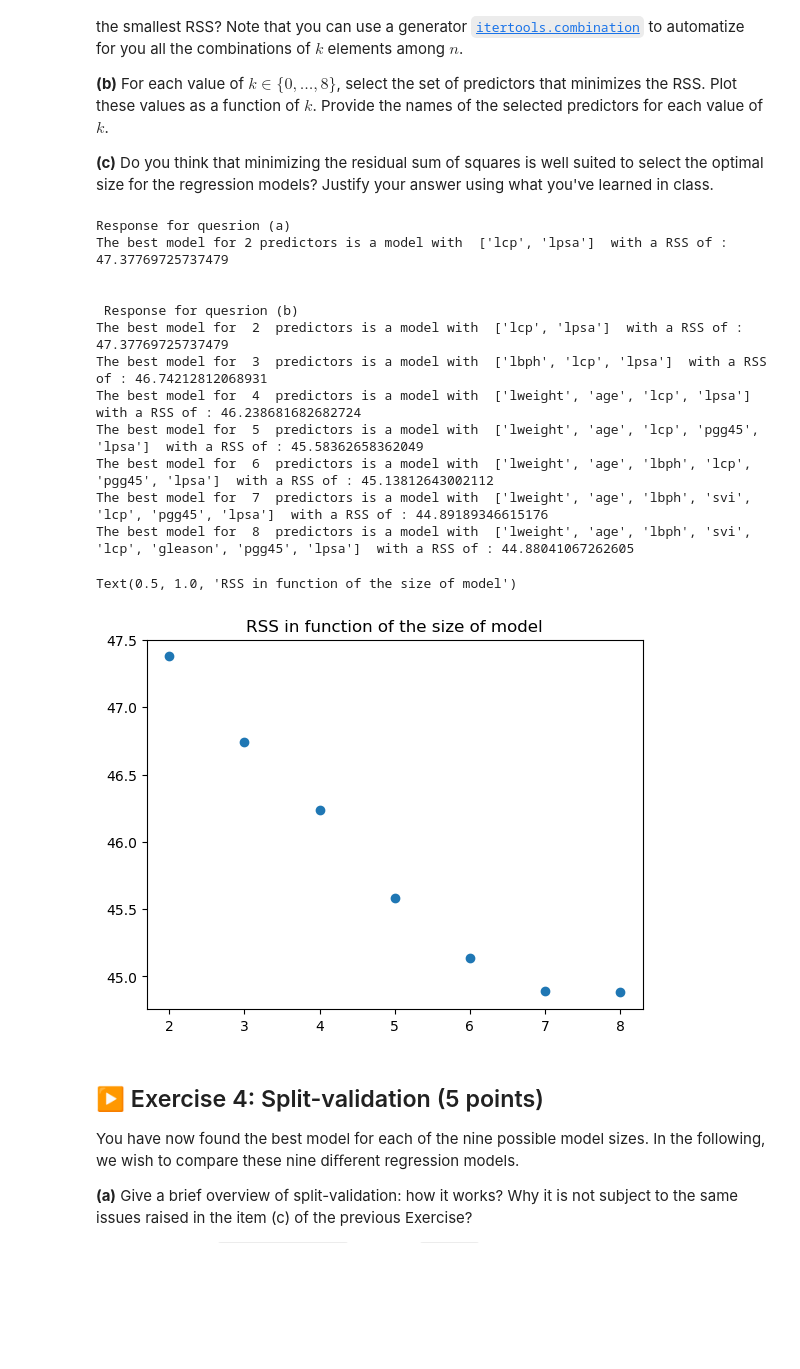
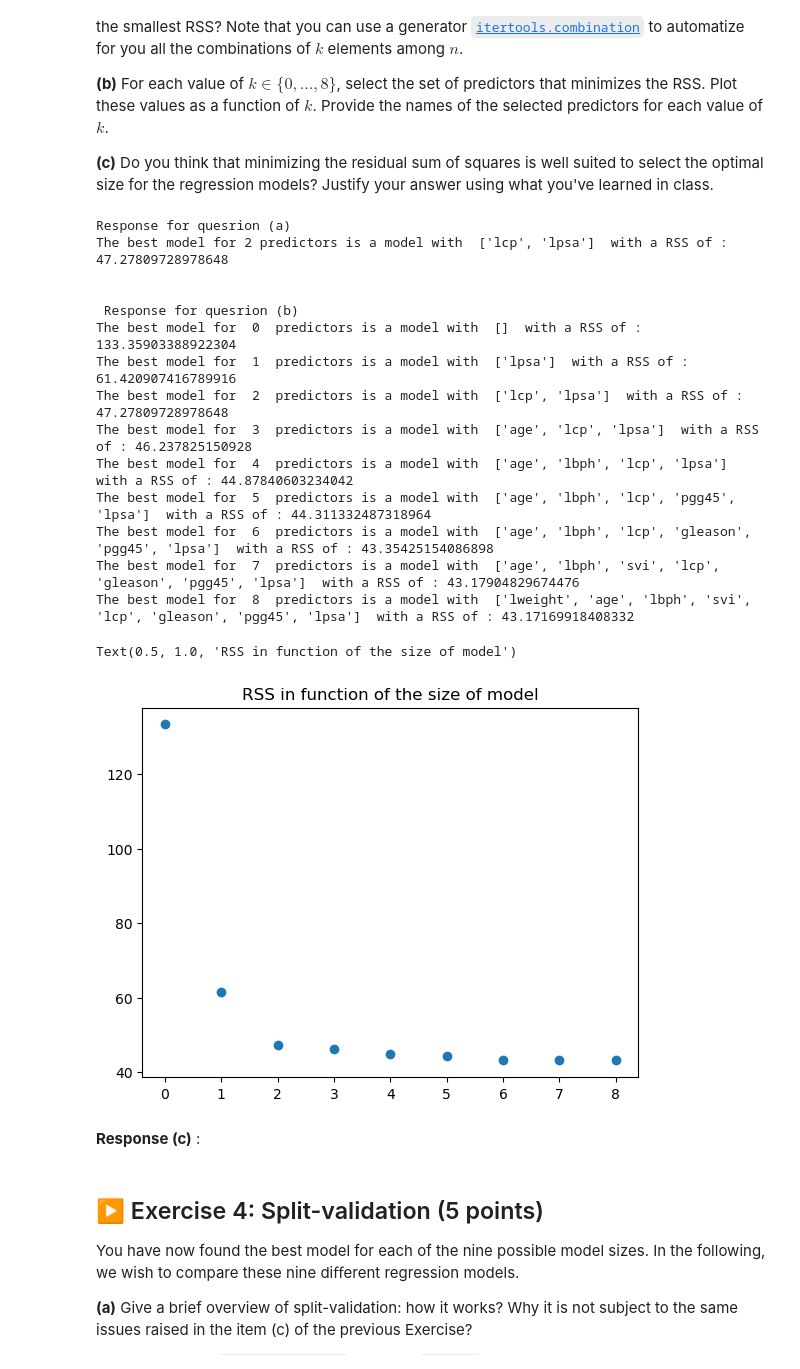
Before and after one commit to leozsc/TP1-ISLA, a Jupyter notebook: TP1/TP1.ipynb, the cells around one changed output. Drawn from its saved outputs; the diff is of its cells as text; code cells hidden in the pictures; blank space fills up the shorter version.

```diff
--- a/TP1/TP1.ipynb
+++ b/TP1/TP1.ipynb
@@ -585,48 +583,56 @@ The goal of this exercise is to select the best model of size $k$ for each $k \i
 import itertools
 
 def find_best_rss(n):
+    if n== 0:
+        results = sm.OLS(df['lcavol'], pd.Series(1, index=df.index)).fit()
+        return ([],results.ssr)
     min_model = None
     dt = df.drop(columns = 'lcavol')
     for x in itertools.combinations(dt.columns, n):
         combin = [x[i] for i in range(n)]
-        dp = dt[combin]
+        dp = dt[combin].copy()
+        dp['intercept'] = 1
         model = sm.OLS(df['lcavol'], dp)
         results = model.fit()
         if min_model == None:
             min_model = (combin, results.ssr)
         else:
             if results.ssr < min_model[1]:
                 min_model = (combin, results.ssr)
     return min_model
 
 min_model = find_best_rss(2)
 print("Response for quesrion (a)")
 print ("The best model for 2 predictors is a model with ", min_model[0]," with a RSS of :", min_model[1])
 
 print("\n \n Response for quesrion (b)")
-X = [k for k in range(2,9)]
+X = [k for k in range(0,9)]
 Y =[]
 for x in X:
     min_model = find_best_rss(x)
     print("The best model for ",x," predictors is a model with ", min_model[0]," with a RSS of :", min_model[1])
     Y.append(min_model[1])
 plt.plot(X,Y,'o')
 plt.title('RSS in function of the size of model')
 # %% [output]
 Response for quesrion (a)
-The best model for 2 predictors is a model with  ['lcp', 'lpsa']  with a RSS of : 47.37769725737479
+The best model for 2 predictors is a model with  ['lcp', 'lpsa']  with a RSS of : 47.27809728978648
 
 
  Response for quesrion (b)
-The best model for  2  predictors is a model with  ['lcp', 'lpsa']  with a RSS of : 47.37769725737479
-The best model for  3  predictors is a model with  ['lbph', 'lcp', 'lpsa']  with a RSS of : 46.74212812068931
-The best model for  4  predictors is a model with  ['lweight', 'age', 'lcp', 'lpsa']  with a RSS of : 46.238681682682724
-The best model for  5  predictors is a model with  ['lweight', 'age', 'lcp', 'pgg45', 'lpsa']  with a RSS of : 45.58362658362049
-The best model for  6  predictors is a model with  ['lweight', 'age', 'lbph', 'lcp', 'pgg45', 'lpsa']  with a RSS of : 45.13812643002112
-The best model for  7  predictors is a model with  ['lweight', 'age', 'lbph', 'svi', 'lcp', 'pgg45', 'lpsa']  with a RSS of : 44.89189346615176
-The best model for  8  predictors is a model with  ['lweight', 'age', 'lbph', 'svi', 'lcp', 'gleason', 'pgg45', 'lpsa']  with a RSS of : 44.88041067262605
+The best model for  0  predictors is a model with  []  with a RSS of : 133.35903388922304
+The best model for  1  predictors is a model with  ['lpsa']  with a RSS of : 61.420907416789916
+The best model for  2  predictors is a model with  ['lcp', 'lpsa']  with a RSS of : 47.27809728978648
+The best model for  3  predictors is a model with  ['age', 'lcp', 'lpsa']  with a RSS of : 46.237825150928
+The best model for  4  predictors is a model with  ['age', 'lbph', 'lcp', 'lpsa']  with a RSS of : 44.87840603234042
+The best model for  5  predictors is a model with  ['age', 'lbph', 'lcp', 'pgg45', 'lpsa']  with a RSS of : 44.311332487318964
+The best model for  6  predictors is a model with  ['age', 'lbph', 'lcp', 'gleason', 'pgg45', 'lpsa']  with a RSS of : 43.35425154086898
+The best model for  7  predictors is a model with  ['age', 'lbph', 'svi', 'lcp', 'gleason', 'pgg45', 'lpsa']  with a RSS of : 43.17904829674476
+The best model for  8  predictors is a model with  ['lweight', 'age', 'lbph', 'svi', 'lcp', 'gleason', 'pgg45', 'lpsa']  with a RSS of : 43.17169918408332
 Text(0.5, 1.0, 'RSS in function of the size of model')
-[figure, old version]
+[figure, new version]
+# %% [markdown]
+**Response (c)** :
 # %% [markdown]
 ## ▶️ Exercise 4: Split-validation (5 points)
 
```
Also changed, not shown: parts of 4 cells of this notebook.
